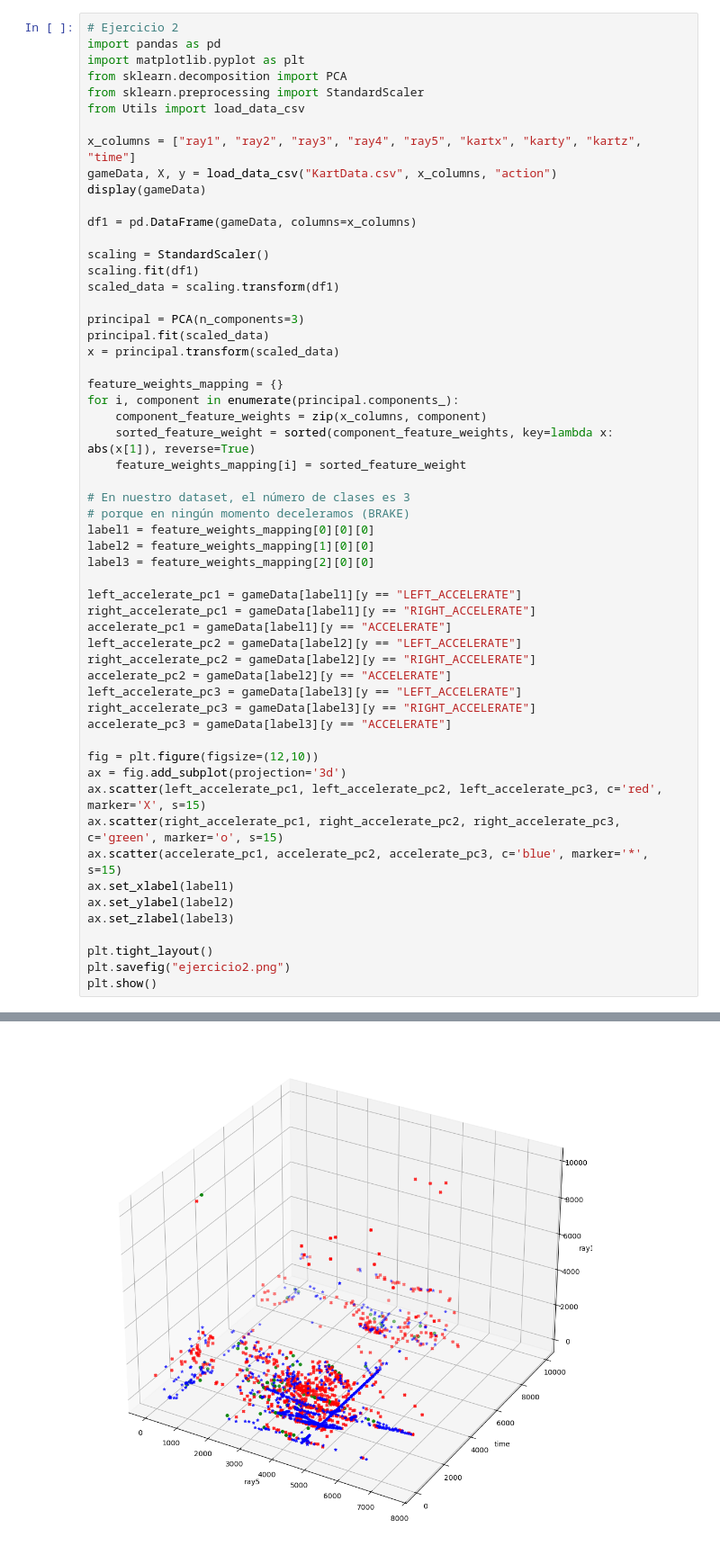
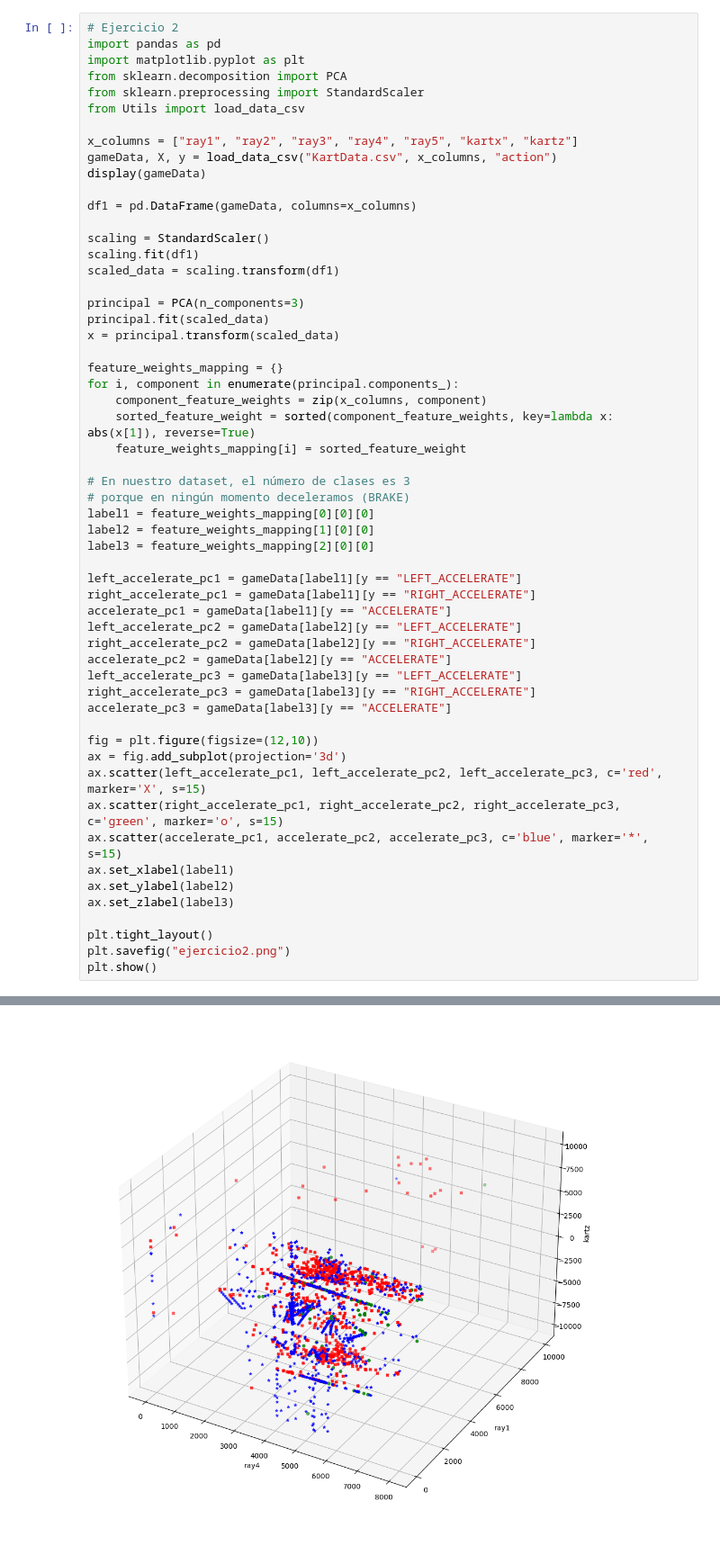
Before and after one commit to UCM-GDV/AA-Practica6, a Jupyter notebook: P6/practica06.ipynb, the cells around one changed output, grey strips where cells are left out. Shown: that part at 90% size. Saved outputs shown, nothing was run; the diff lists cells and outputs as text.

```diff
--- a/P6/practica06.ipynb
+++ b/P6/practica06.ipynb
@@ -6,7 +6,7 @@ from sklearn.decomposition import PCA
 from sklearn.preprocessing import StandardScaler
 from Utils import load_data_csv
 
-x_columns = ["ray1", "ray2", "ray3", "ray4", "ray5", "kartx", "karty", "kartz", "time"]
+x_columns = ["ray1", "ray2", "ray3", "ray4", "ray5", "kartx", "kartz"]
 gameData, X, y = load_data_csv("KartData.csv", x_columns, "action")
 display(gameData)
 
@@ -70,5 +70,5 @@ plt.show()
 1777 rows × 10 columns
-[figure, old version]
+[figure, new version]
 # %%
 # Ejercicio 4
 import numpy as np
```
Also changed, not shown: parts of 5 cells of this notebook, 19 other files.
